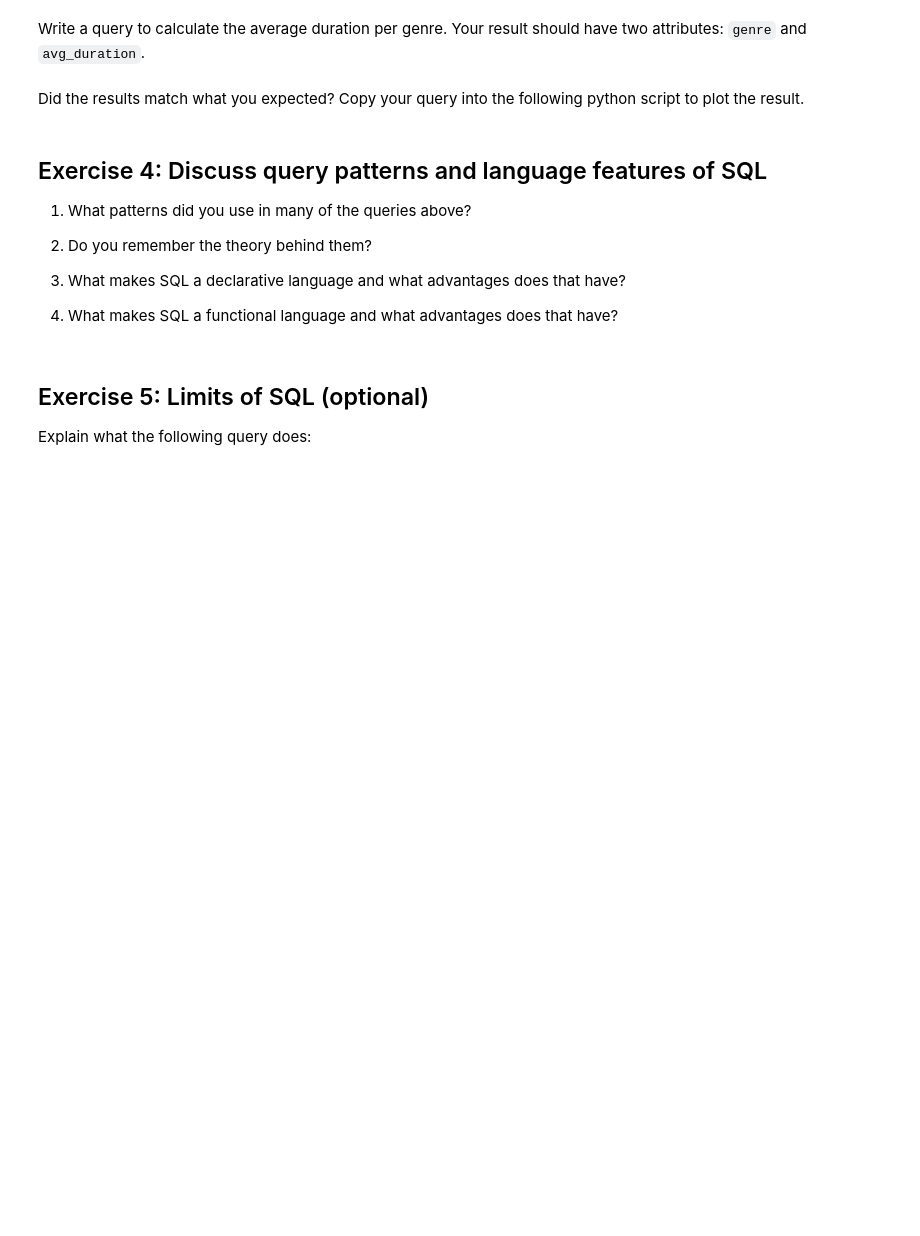
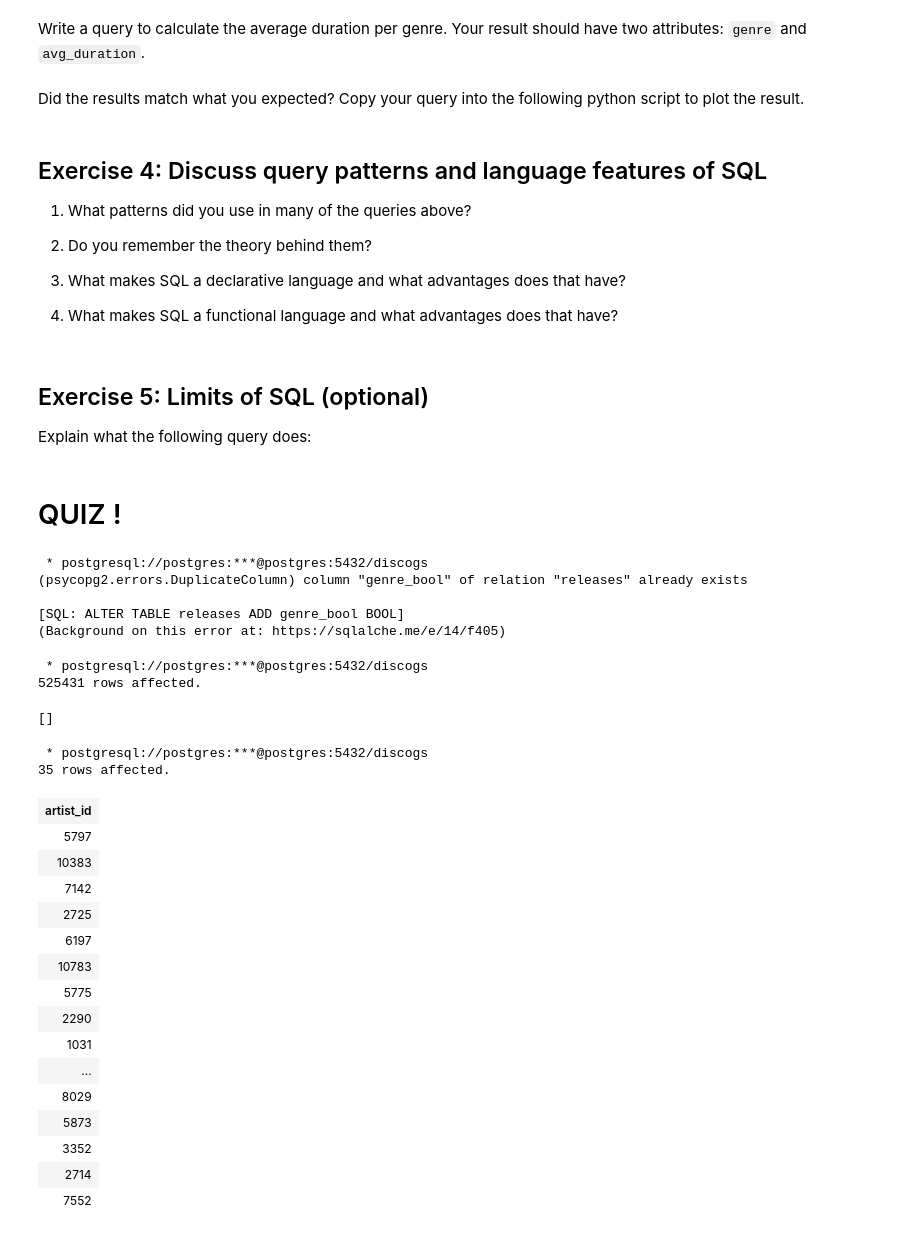
Before and after one commit to michavol/bigdata-exercises, a Jupyter notebook: Big_Data/exercise01/Exercise01_SQL_Brush_Up.ipynb, the cells around one changed output. Saved outputs shown, nothing was run; the diff lists cells and outputs as text; code cells hidden in the pictures; blank space fills up the shorter version.

```diff
--- a/Big_Data/exercise01/Exercise01_SQL_Brush_Up.ipynb
+++ b/Big_Data/exercise01/Exercise01_SQL_Brush_Up.ipynb
@@ -287,3 +322,57 @@ SELECT *
 FROM X_hop_collaborations
 WHERE left_name = 'Radiohead'
 ORDER BY distance, right_name;
+# %% [markdown]
+# QUIZ !
+# %%
+%%sql
+ALTER TABLE releases
+ADD genre_bool int
+# %% [output]
+ * postgresql://postgres:***@postgres:5432/discogs
+(psycopg2.errors.DuplicateColumn) column "genre_bool" of relation "releases" already exists
+
+[SQL: ALTER TABLE releases ADD genre_bool BOOL]
+(Background on this error at: https://sqlalche.me/e/14/f405)
+# %%
+%%sql
+UPDATE releases
+SET genre_bool = CASE WHEN genre = 'Pop' THEN 1 ELSE 0 END
+# %% [output]
+ * postgresql://postgres:***@postgres:5432/discogs
+525431 rows affected.
+[]
+# %%
+%%sql
+SELECT artist_id
+FROM released_by
+JOIN releases USING(release_id)
+GROUP BY released_by.artist_id
+HAVING SUM(releases.genre_bool) = 0
+
+INTERSECT
+
+SELECT distinct r.artist_id
+FROM released_by r
+JOIN releases on r.release_id = releases.release_id
+GROUP BY r.artist_id
+HAVING count(*) > 200
+# %% [output]
+ * postgresql://postgres:***@postgres:5432/discogs
+35 rows affected.
+| artist_id |
+| 5797 |
+| 10383 |
+| 7142 |
+| 2725 |
+| 6197 |
+| 10783 |
+| 5775 |
+| 2290 |
+| 1031 |
+| ... |
+| 8029 |
+| 5873 |
+| 3352 |
+| 2714 |
+| 7552 |
```
Also changed, not shown: parts of 9 cells of this notebook, 1 other file.
